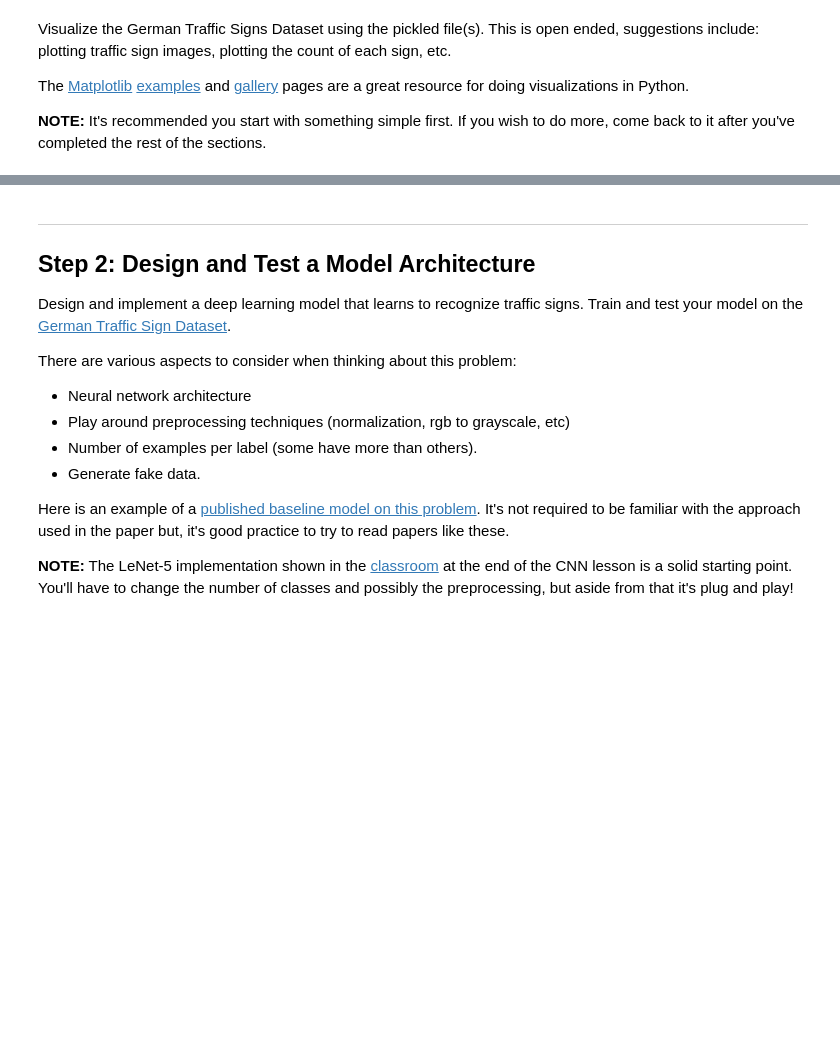
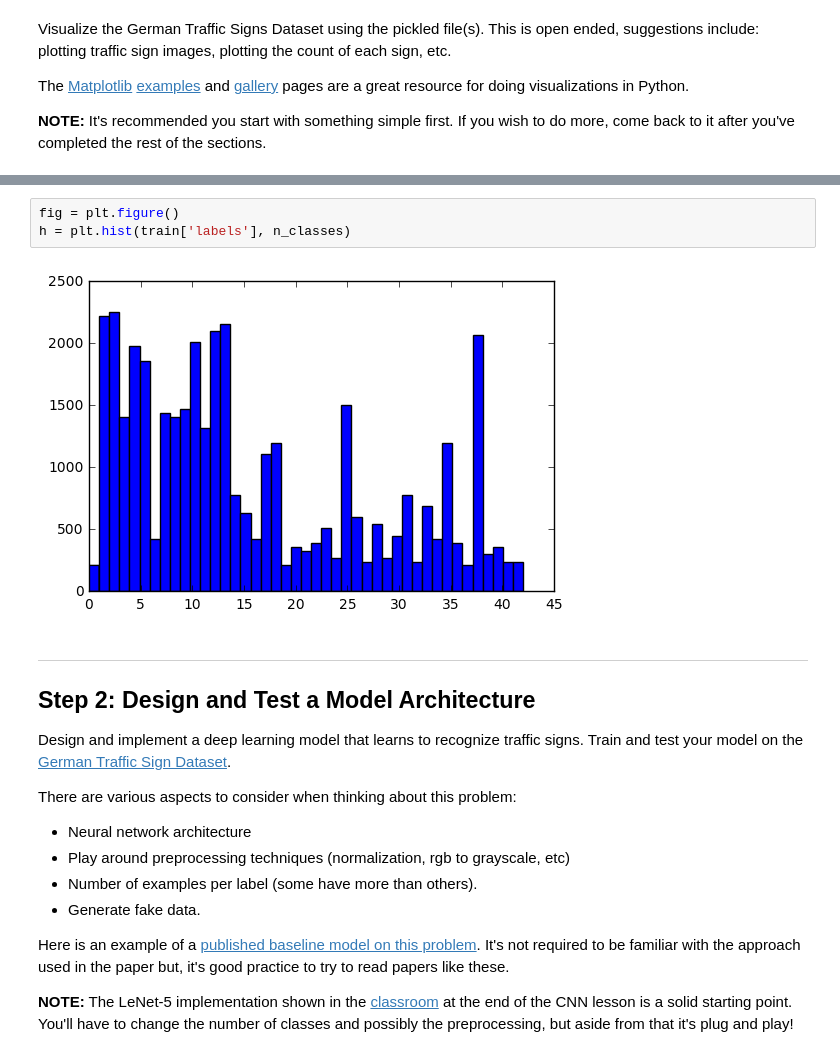
Before and after one commit to dventimi/CarND-Traffic-Signs, a Jupyter notebook: Traffic_Signs_Recognition.ipynb, the cells around one changed output, grey strips where cells are left out. Cells and saved outputs as stored; diff of their text form; blank space fills up the shorter version.

Commit message:
Added the histogram

```diff
--- a/Traffic_Signs_Recognition.ipynb
+++ b/Traffic_Signs_Recognition.ipynb
@@ -132,3 +140,8 @@ for t in zip(range(n), np.random.choice(np.array(range(n_train)), n, False)):
+# %%
+fig = plt.figure()
+h = plt.hist(train['labels'], n_classes)
+# %% [output]
+[figure, added]
 # %% [markdown]
 ----
 
```
Also changed, not shown: parts of 15 cells of this notebook, 1 other file.
